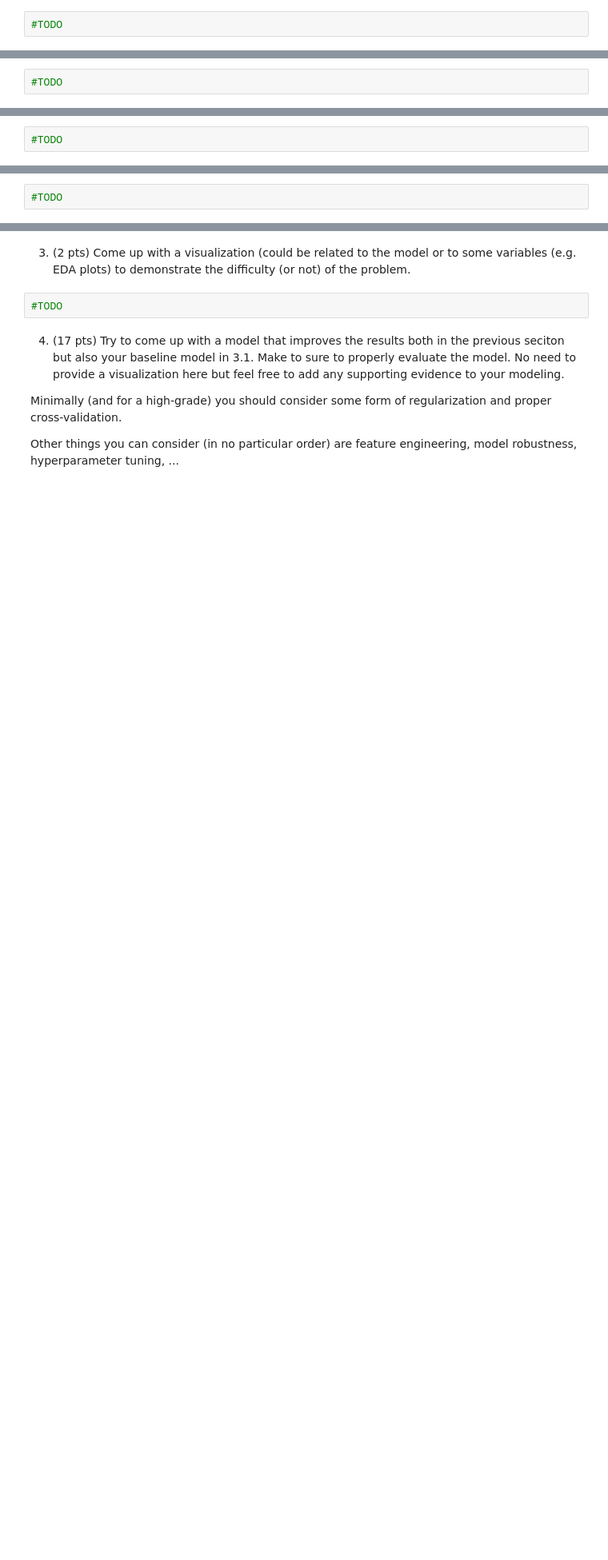
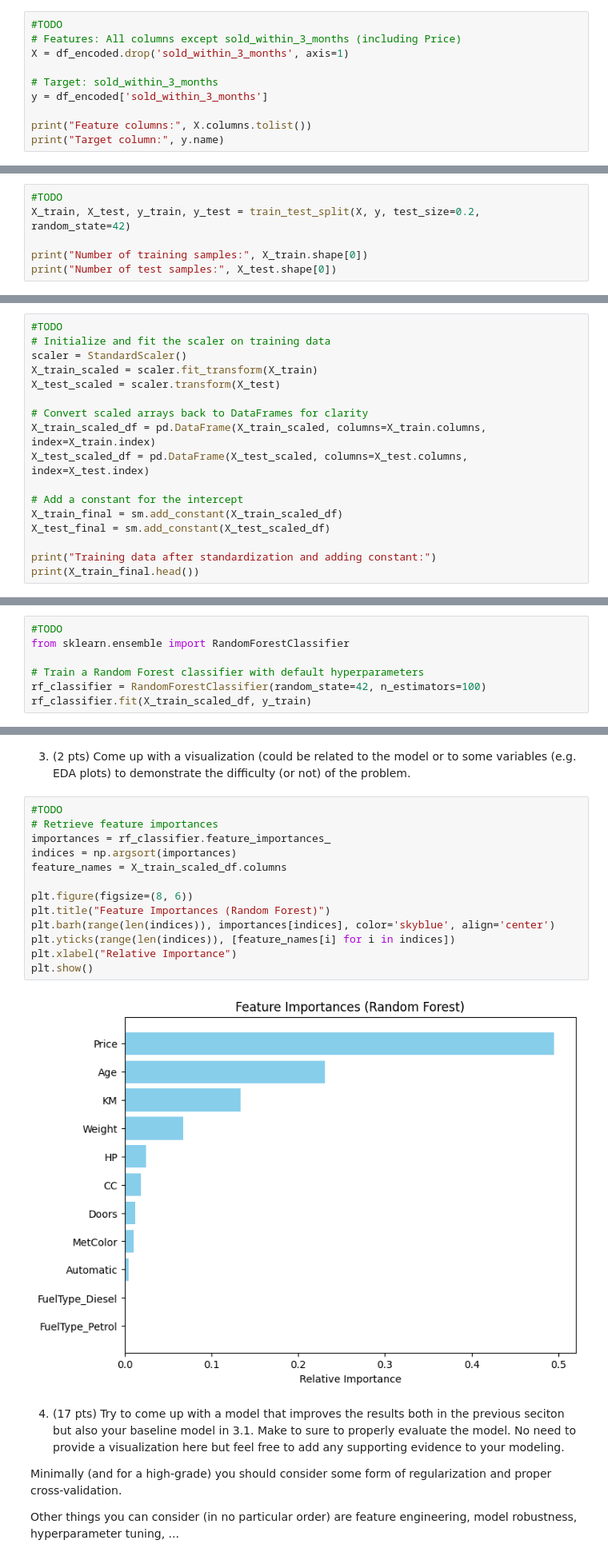
Before and after one commit to PavelDetvan/Data-Analysis, a Jupyter notebook: clinic2/clinic2-empty_PD.ipynb, the cells around one changed output, grey strips where cells are left out. Shown at 80% size. Drawn from its saved outputs; the diff is of its cells as text; blank space fills up the shorter version.

```diff
--- a/clinic2/clinic2-empty_PD.ipynb
+++ b/clinic2/clinic2-empty_PD.ipynb
@@ -970,3 +1010,11 @@ print(data_df.head())
 1. (2 pts) Split the data into features (X) and target (y) variables. The target variable is the 'sold_within_3_months' column. The `Price` column should be included as a feature.
 # %%
 #TODO
+# Features: All columns except sold_within_3_months (including Price)
+X = df_encoded.drop('sold_within_3_months', axis=1)
+
+# Target: sold_within_3_months
+y = df_encoded['sold_within_3_months']
+
+print("Feature columns:", X.columns.tolist())
+print("Target column:", y.name)
@@ -974,3 +1025,7 @@ print(data_df.head())
 2. (2 pts) Then split the data into train test sets using a 80-20 split. Use `random_state=42` for reproducibility.
 # %%
 #TODO
+X_train, X_test, y_train, y_test = train_test_split(X, y, test_size=0.2, random_state=42)
+
+print("Number of training samples:", X_train.shape[0])
+print("Number of test samples:", X_test.shape[0])
@@ -978,3 +1036,18 @@ print(data_df.head())
 3. (2 pts) Standardize the features using `StandardScaler` from `sklearn.preprocessing` and then add a constant column using `sm.add_constant()`.
 # %%
 #TODO
+# Initialize and fit the scaler on training data
+scaler = StandardScaler()
+X_train_scaled = scaler.fit_transform(X_train)
+X_test_scaled = scaler.transform(X_test)
+
+# Convert scaled arrays back to DataFrames for clarity
+X_train_scaled_df = pd.DataFrame(X_train_scaled, columns=X_train.columns, index=X_train.index)
+X_test_scaled_df = pd.DataFrame(X_test_scaled, columns=X_test.columns, index=X_test.index)
+
+# Add a constant for the intercept
+X_train_final = sm.add_constant(X_train_scaled_df)
+X_test_final = sm.add_constant(X_test_scaled_df)
+
+print("Training data after standardization and adding constant:")
+print(X_train_final.head())
@@ -1016,3 +1188,8 @@ Follow these steps to complete the task:
 1. (2 pts) Train your own classifier model to predict the target variable (`sold_within_3_months`).You can reuse the train and test sets from the previous section. Set `random_state=42` for reproducibility if needed. At this stage no need to optimize (yet). That will come at step 4.
 # %%
 #TODO
+from sklearn.ensemble import RandomForestClassifier
+
+# Train a Random Forest classifier with default hyperparameters
+rf_classifier = RandomForestClassifier(random_state=42, n_estimators=100)
+rf_classifier.fit(X_train_scaled_df, y_train)
@@ -1024,6 +1225,19 @@ Follow these steps to complete the task:
 3. (2 pts) Come up with a visualization (could be related to the model or to some variables (e.g. EDA plots) to demonstrate the difficulty (or not) of the problem.
 # %%
 #TODO
+# Retrieve feature importances
+importances = rf_classifier.feature_importances_
+indices = np.argsort(importances)
+feature_names = X_train_scaled_df.columns
+
+plt.figure(figsize=(8, 6))
+plt.title("Feature Importances (Random Forest)")
+plt.barh(range(len(indices)), importances[indices], color='skyblue', align='center')
+plt.yticks(range(len(indices)), [feature_names[i] for i in indices])
+plt.xlabel("Relative Importance")
+plt.show()
+# %% [output]
+[figure, added]
 # %% [markdown]
 4. (17 pts) Try to come up with a model that improves the results both in the previous seciton but also your baseline model in 3.1. Make to sure to properly evaluate the model. No need to provide a visualization here but feel free to add any supporting evidence to your modeling.
 
```
Also changed, not shown: parts of 21 cells of this notebook.
